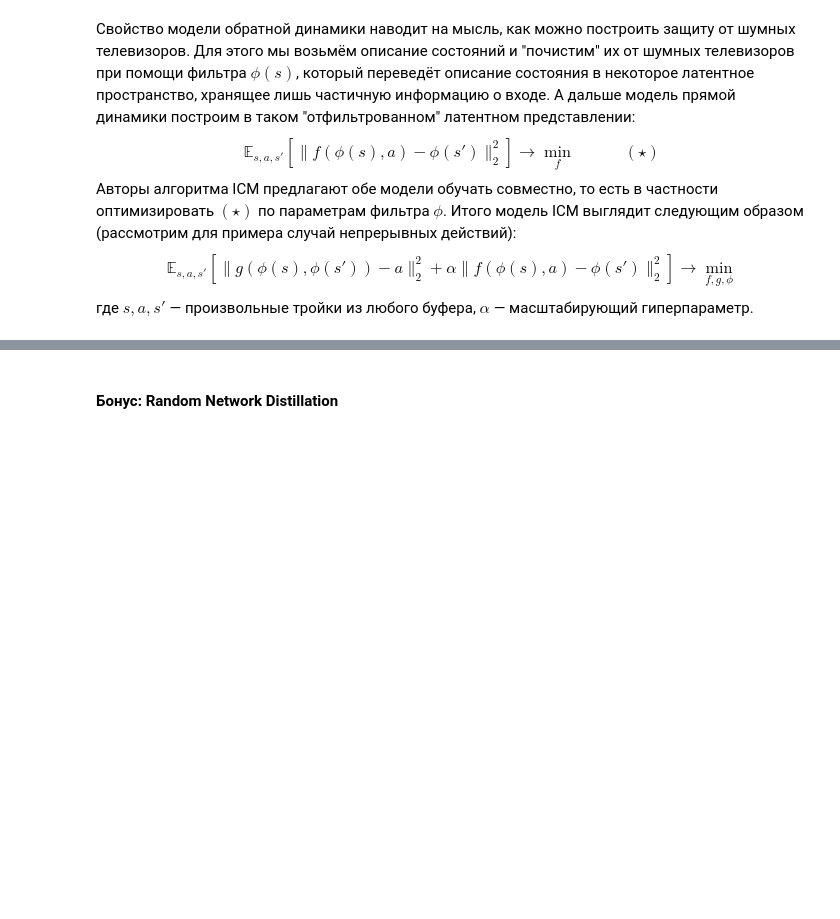
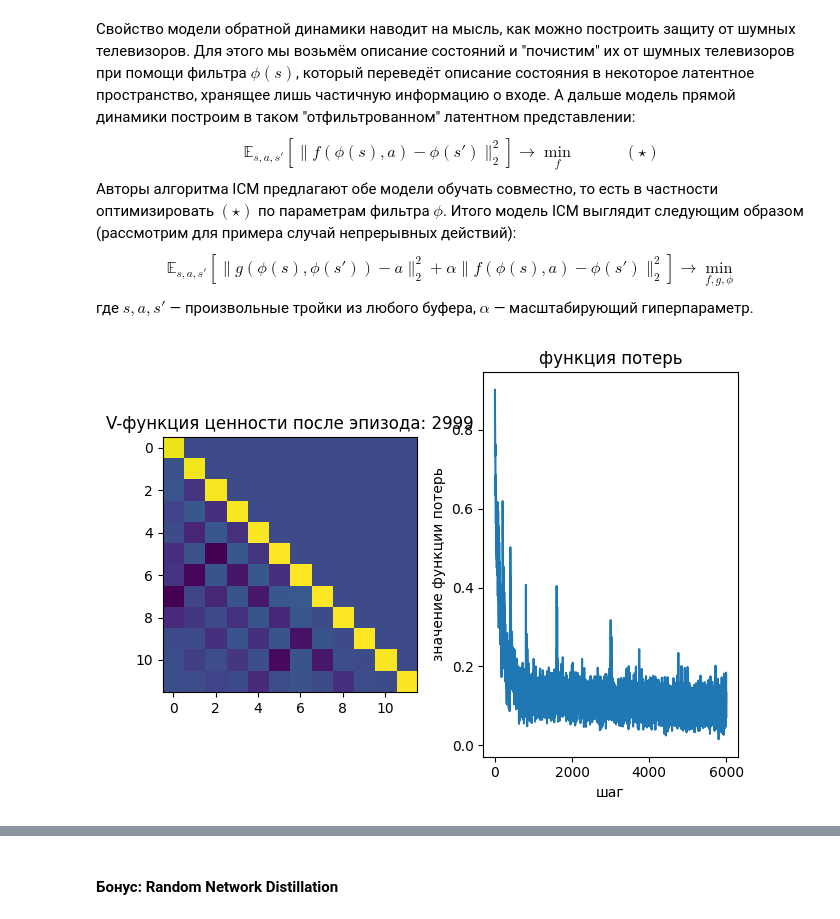
Before and after one commit to oncominglane/rl_mipt_course, a Jupyter notebook: tasks/task5/Многорукие_бандиты_и_исследование_среды_Тулупов_Николай_Дмитриевич_Б01-204.ipynb, the cells around one changed output, grey strips where cells are left out. Cells and saved outputs as stored; diff of their text form; code cells hidden in the pictures; blank space fills up the shorter version.

```diff
--- a/tasks/task5/Многорукие_бандиты_и_исследование_среды_Тулупов_Николай_Дмитриевич_Б01-204.ipynb
+++ b/tasks/task5/Многорукие_бандиты_и_исследование_среды_Тулупов_Николай_Дмитриевич_Б01-204.ipynb
@@ -937,27 +942,3 @@ $$
 Авторы алгоритма ICM предлагают обе модели обучать совместно, то есть в частности оптимизировать $(\star)$ по параметрам фильтра $\phi$. Итого модель ICM выглядит следующим образом (рассмотрим для примера случай непрерывных действий):
 $$\mathbb{E}_{s, a, s'} \left[ \|g(\phi(s), \phi(s')) - a\|^2_2 + \alpha \|f(\phi(s), a) - \phi(s')\|^2_2 \right] \to \min_{f, g, \phi}$$
 где $s, a, s'$ &mdash; произвольные тройки из любого буфера, $\alpha$ &mdash; масштабирующий гиперпараметр.
-# %%
-class Embedder(nn.Module):
-    def __init__(self, states_size, embedding_size, hidden_size):
-        super().__init__()
-        self.module = MLP(
-            states_size,
-            hidden_size,
-            embedding_size
-        )
-
-    def forward(self, s):
-        return self.module(s)
-
-class ICMModule(BaseIntrinsicRewardModule):
-    def __init__(self, states_size, n_actions, hidden_size, embedding_size):
-        super().__init__()
-        # Код Вашей реализации поместите здесь
-
-    def get_intrinsic_reward(self, state, action, next_state):
-        with torch.no_grad():
-            # Код Вашей реализации поместите здесь
-
-    def get_loss(self, state_batch, action_batch, next_state_batch):
-        # Код Вашей реализации поместите здесь
@@ -964,25 +1032,27 @@ class ICMModule(BaseIntrinsicRewardModule):
 # %%
 agent = QLearningAgent(
     epsilon=.1,
-    alpha=.5,
+    alpha=.2,
     discount=1,
     get_legal_actions=lambda s: range(env.action_space.n),
 )
 
 icm = ICMModule(
     states_size=np.prod(env.observation_space.shape),
     n_actions=env.action_space.n,
     hidden_size=16,
     embedding_size=10,
 )
 
 train_with_reward(
     env,
     agent,
     icm,
     n_episodes=3000,
     update_reward_period=100,
     batch_size=100,
     n_iter=200,
 )
+# %% [output]
+[figure, added]
 # %%
```
Also changed, not shown: parts of 24 cells of this notebook.
